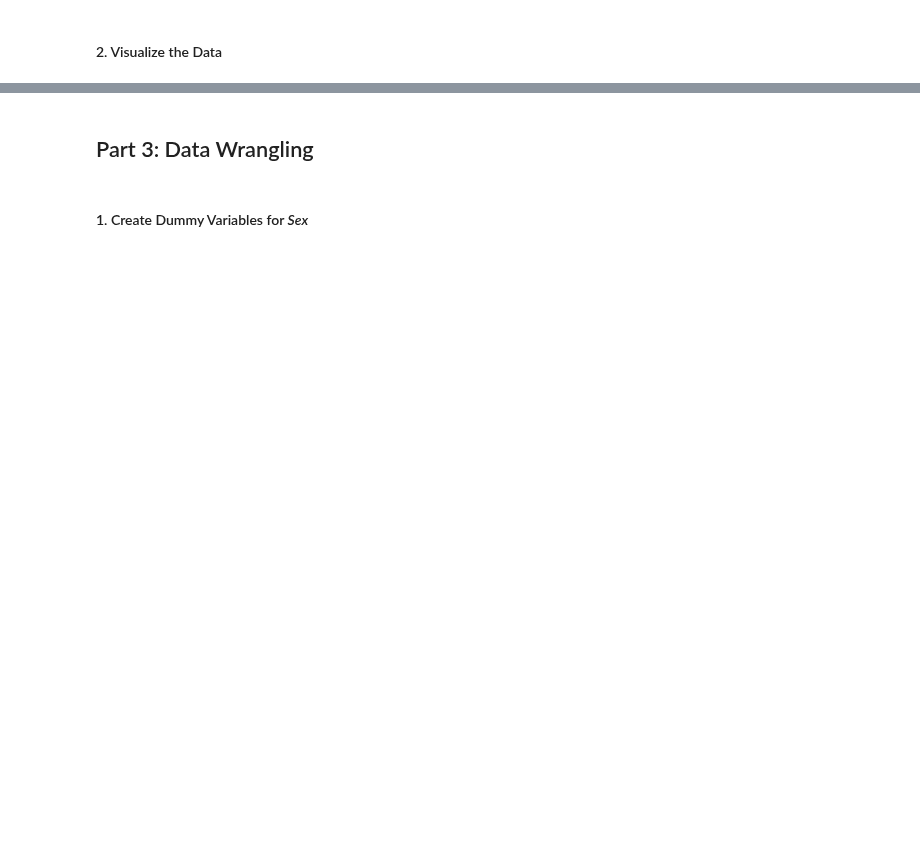
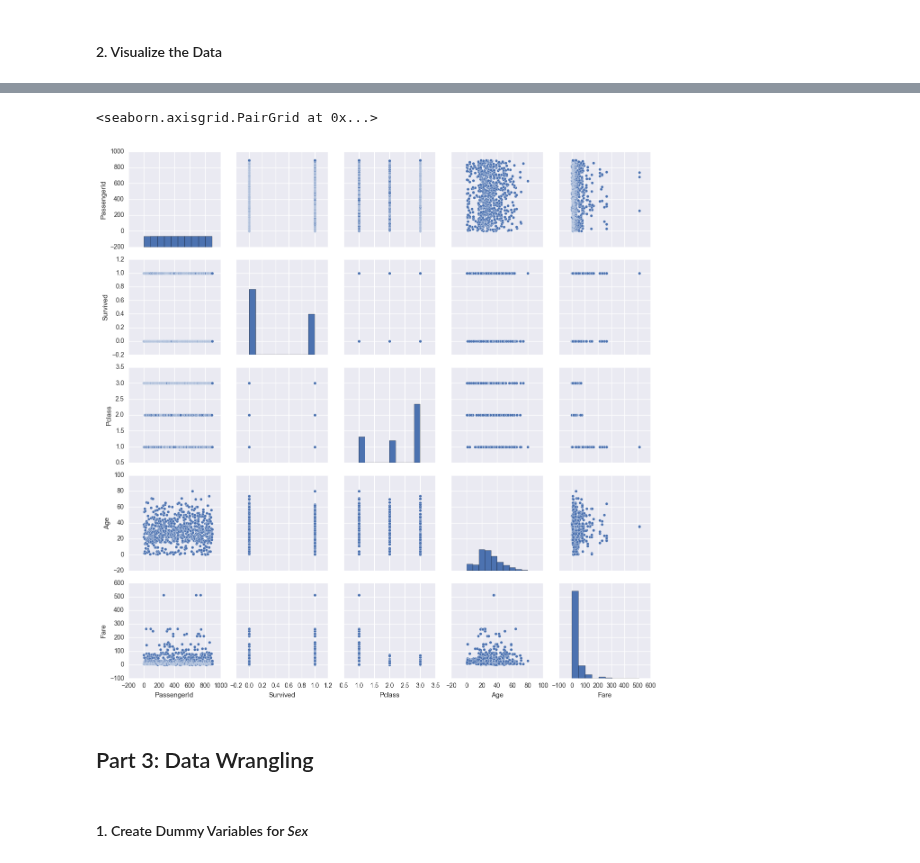
Before and after one commit to spockl/GA-DSI, a Jupyter notebook: projects/projects-weekly/project-05/code/starter-code/starter-code.ipynb, the cells around one changed output, grey strips where cells are left out. Drawn from its saved outputs; the diff is of its cells as text; code cells hidden in the pictures; blank space fills up the shorter version.

```diff
--- a/projects/projects-weekly/project-05/code/starter-code/starter-code.ipynb
+++ b/projects/projects-weekly/project-05/code/starter-code/starter-code.ipynb
@@ -28,0 +46,3 @@ engine = create_engine('postgresql://dsi_student:gastudents@dsi.c20gkj5cvu3l.us-
+# %%
+ice = %%sql select "PassengerId", "Survived", "Pclass","Sex", "Age", "Fare", "Embarked" from train;
+ice = ice.DataFrame()
@@ -34,0 +88,5 @@ engine = create_engine('postgresql://dsi_student:gastudents@dsi.c20gkj5cvu3l.us-
+# %%
+# Removing null values in Age
+
+ice.Age.isnull().value_counts()
+ice['Age'].dropna(inplace=True)
@@ -37,3 +124,8 @@ engine = create_engine('postgresql://dsi_student:gastudents@dsi.c20gkj5cvu3l.us-
+# %%
+sns.pairplot(ice)
+# %% [output]
+<seaborn.axisgrid.PairGrid at 0x...>
+[figure, added]
 # %% [markdown]
 ## Part 3: Data Wrangling
 # %% [markdown]
```
Also changed, not shown: parts of 21 cells of this notebook, 5 other files.
